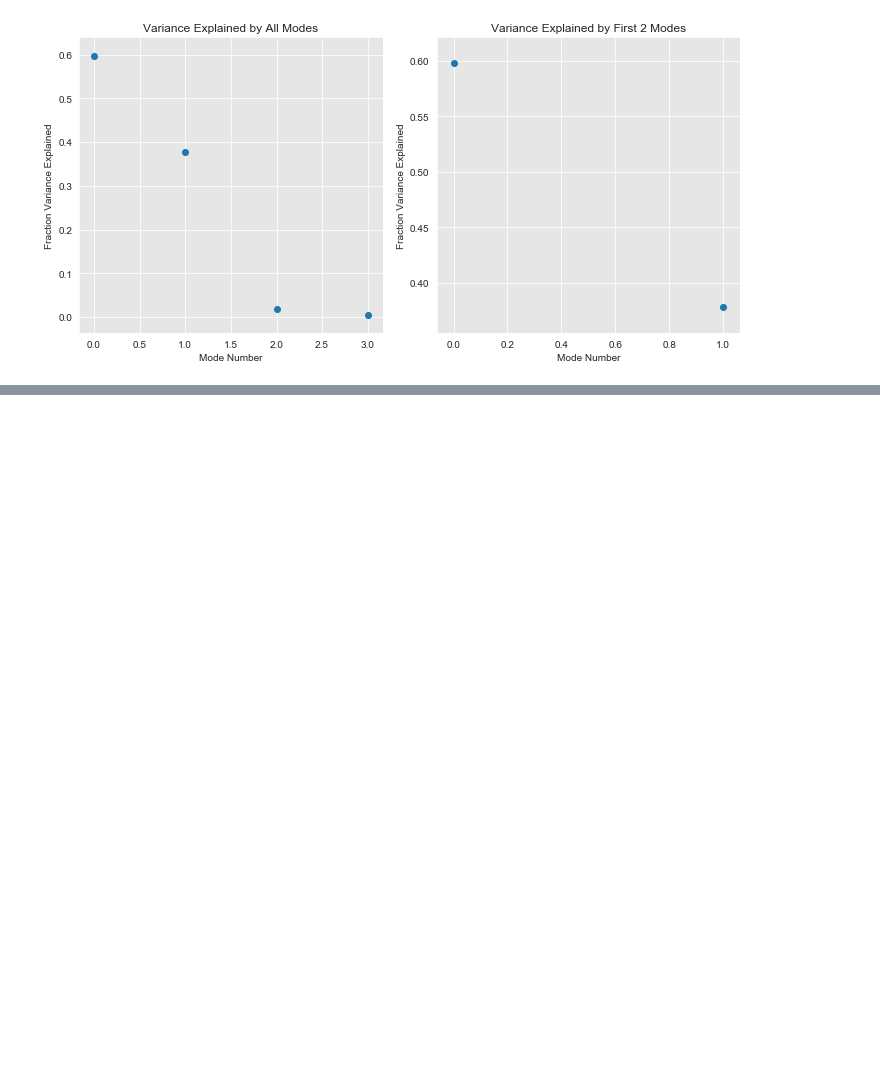
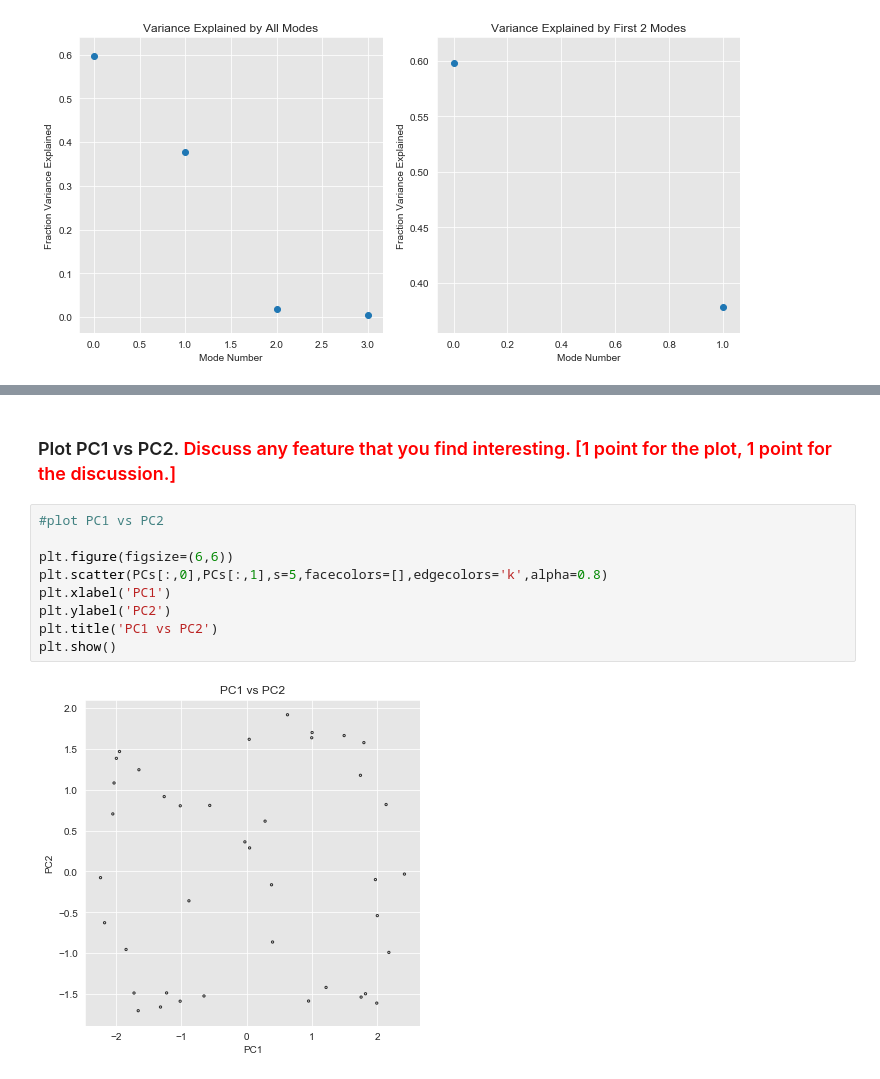
Before and after one commit to Pearl-Ayem/Geoscientific-Data-Science-and-Empirical-Modeling, a Jupyter notebook: Assignment_2/Assn2.ipynb, the cells around one changed output, grey strips where cells are left out. Drawn from its saved outputs; the diff is of its cells as text; blank space fills up the shorter version.

```diff
--- a/Assignment_2/Assn2.ipynb
+++ b/Assignment_2/Assn2.ipynb
@@ -87,0 +153,13 @@ plt.show()
+# %% [markdown]
+### Plot PC1 vs PC2. <font color='red'>Discuss any feature that you find interesting. [1 point for the plot, 1 point for the discussion.]</font>
+# %%
+#plot PC1 vs PC2
+
+plt.figure(figsize=(6,6))
+plt.scatter(PCs[:,0],PCs[:,1],s=5,facecolors=[],edgecolors='k',alpha=0.8)
+plt.xlabel('PC1')
+plt.ylabel('PC2')
+plt.title('PC1 vs PC2')
+plt.show()
+# %% [output]
+[figure, added]
```
Also changed, not shown: parts of 6 cells of this notebook.
